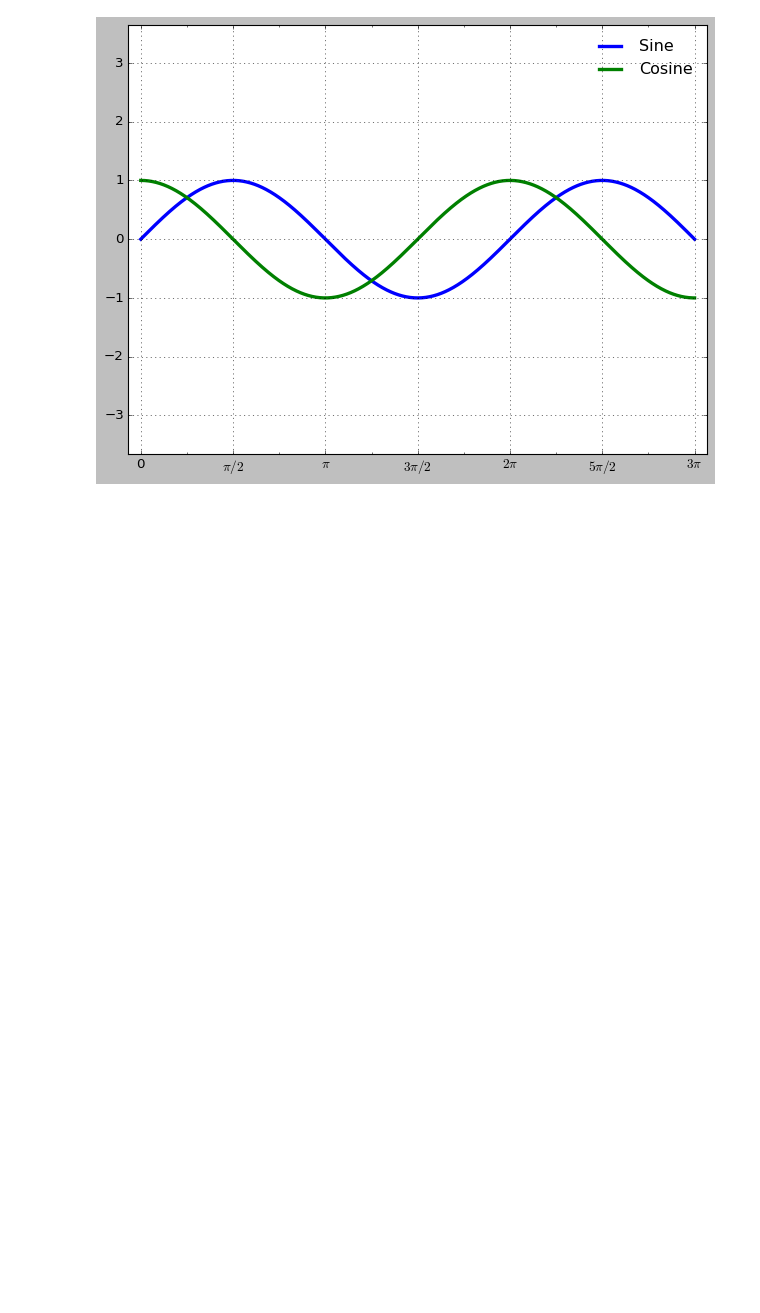
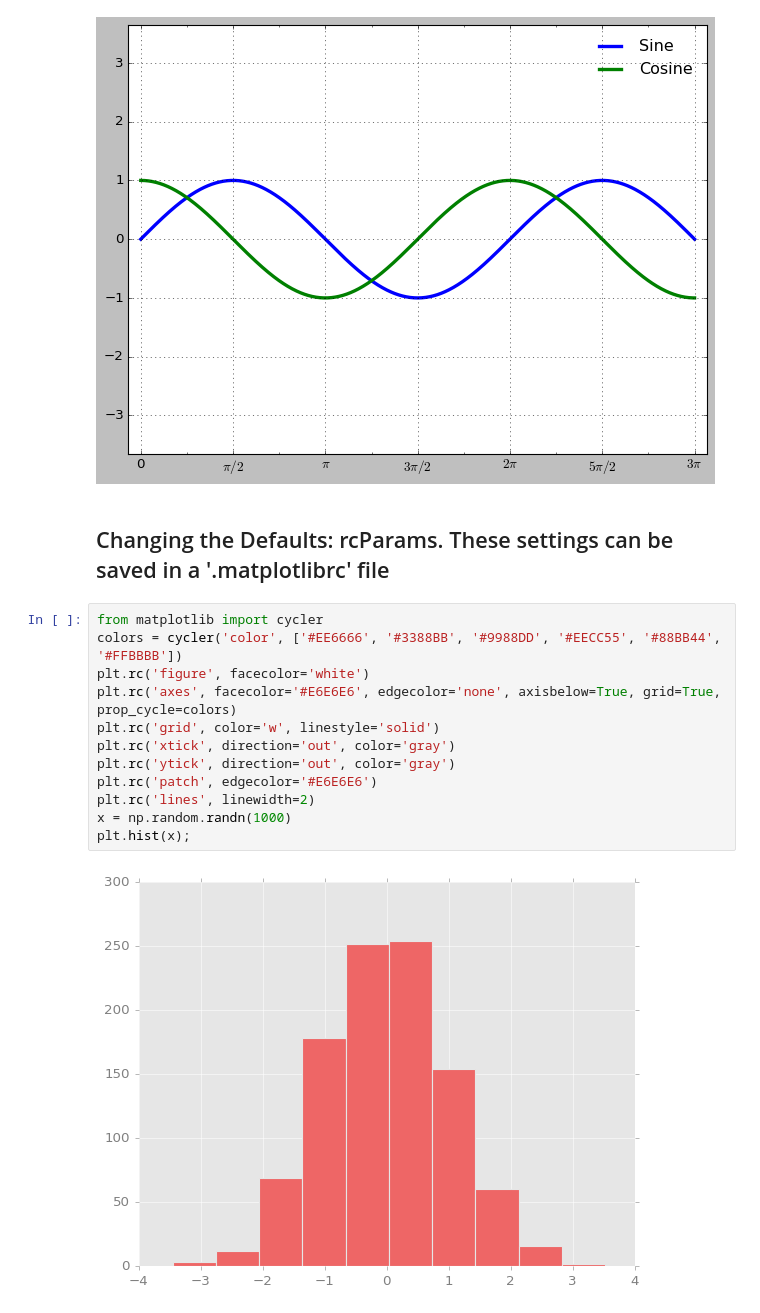
Before and after one commit to romz-pl/Jupyter-Python, a Jupyter notebook: 05-matplotlib-ext/matplotlib.ipynb, the cells around one changed output. Saved outputs shown, nothing was run; the diff lists cells and outputs as text; blank space fills up the shorter version.

```diff
--- a/05-matplotlib-ext/matplotlib.ipynb
+++ b/05-matplotlib-ext/matplotlib.ipynb
@@ -336,3 +336,19 @@ plt.tight_layout()
 plt.savefig('./output/tick.png')
 # %% [output]
 [figure]
+# %% [markdown]
+## Changing the Defaults: rcParams. These settings can be saved in a '.matplotlibrc' file
+# %%
+from matplotlib import cycler
+colors = cycler('color', ['#EE6666', '#3388BB', '#9988DD', '#EECC55', '#88BB44', '#FFBBBB'])
+plt.rc('figure', facecolor='white')
+plt.rc('axes', facecolor='#E6E6E6', edgecolor='none', axisbelow=True, grid=True, prop_cycle=colors)
+plt.rc('grid', color='w', linestyle='solid')
+plt.rc('xtick', direction='out', color='gray')
+plt.rc('ytick', direction='out', color='gray')
+plt.rc('patch', edgecolor='#E6E6E6')
+plt.rc('lines', linewidth=2)
+x = np.random.randn(1000)
+plt.hist(x);
+# %% [output]
+[figure, added]
```
Also changed, not shown: parts of 2 cells of this notebook.
